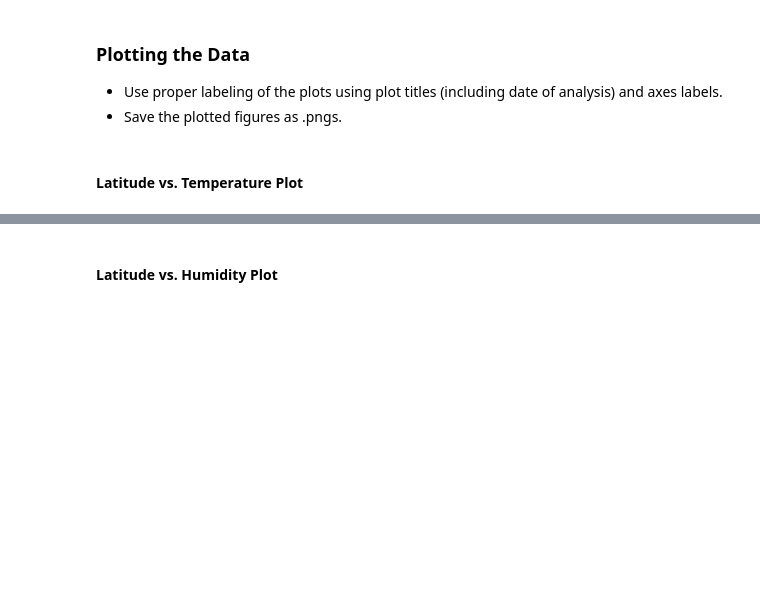
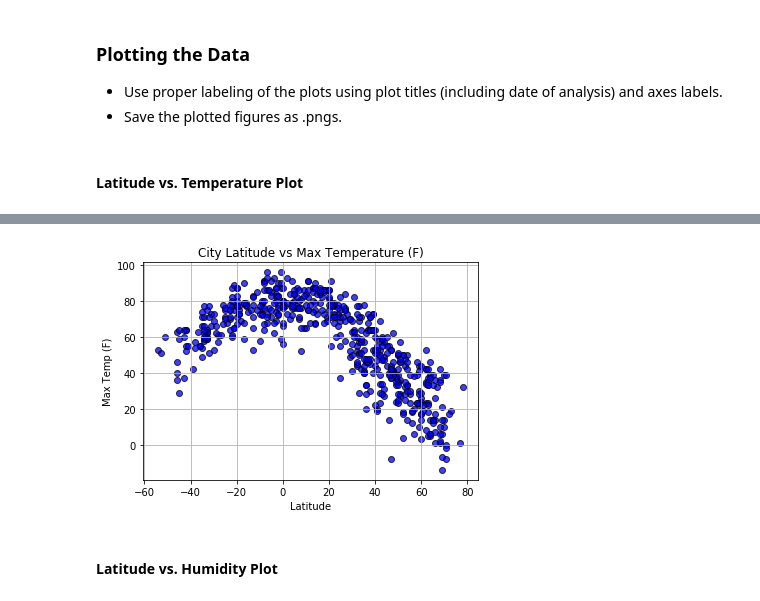
Before and after one commit to KMenz/Weather-Analysis, a Jupyter notebook: starter_code/WeatherPy.ipynb, the cells around one changed output, grey strips where cells are left out. Saved outputs shown, nothing was run; the diff lists cells and outputs as text; code cells hidden in the pictures; blank space fills up the shorter version.

Commit message:
Started Scatter Plots and added CSV of raw data

```diff
--- a/starter_code/WeatherPy.ipynb
+++ b/starter_code/WeatherPy.ipynb
@@ -157,3 +136,6 @@ cities_df
+# %%
+#Remove Rows With Empty Cells
+cities_df = cities_df[cities_df.Latitude != '']
 # %% [markdown]
 ### Convert Raw Data to DataFrame
 * Export the city data into a .csv.
@@ -197,3 +162,12 @@ city_weather_df
+# %%
+plt.scatter(cities_df['Latitude'], cities_df['Max Temp'], marker = 'o', facecolors = 'blue', edgecolors = 'black', alpha = .75)
+
+plt.title('City Latitude vs Max Temperature (F)')
+plt.xlabel('Latitude')
+plt.ylabel('Max Temp (F)')
+plt.grid(True)
+# %% [output]
+[figure, added]
 # %% [markdown]
 #### Latitude vs. Humidity Plot
 # %%
```
Also changed, not shown: parts of 8 cells of this notebook, 1 other file.
